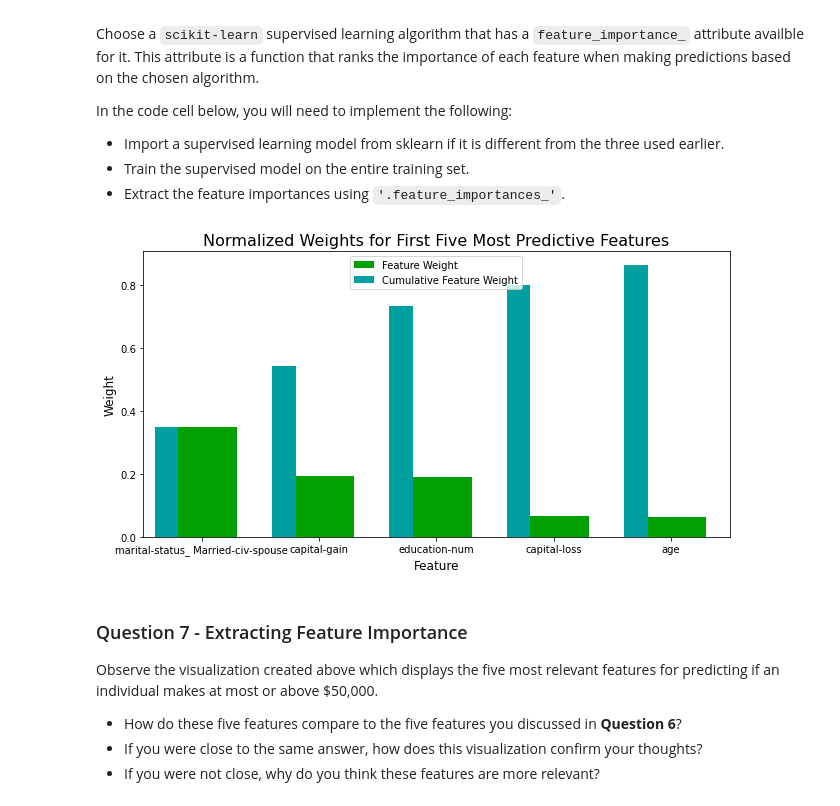
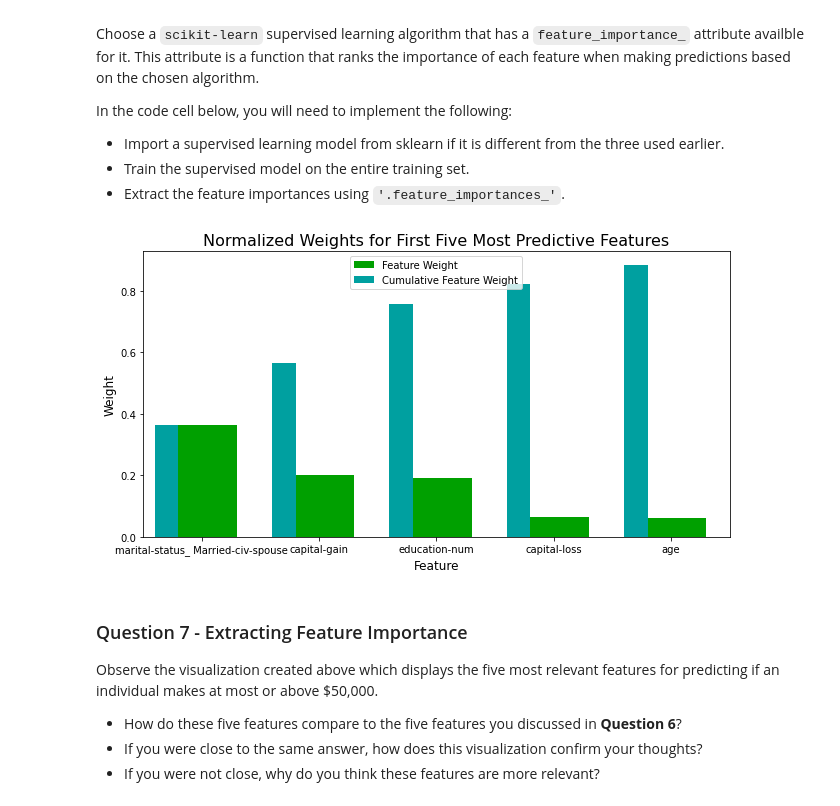
Before and after one commit to LordTejas/CharityML, a Jupyter notebook: finding_donors.ipynb, the cells around one changed output. Drawn from its saved outputs; the diff is of its cells as text; code cells hidden in the pictures.

```diff
--- a/finding_donors.ipynb
+++ b/finding_donors.ipynb
@@ -653,18 +646,18 @@ In the code cell below, you will need to implement the following:
 # %%
 # TODO: Import a supervised learning model that has 'feature_importances_'
 from sklearn.ensemble import GradientBoostingClassifier
 
 # TODO: Train the supervised model on the training set using .fit(X_train, y_train)
-model = GradientBoostingClassifier(learning_rate=0.1, n_estimators=200, max_depth=6, min_samples_leaf=4, random_state=8)
+model = GradientBoostingClassifier(learning_rate=0.1, n_estimators=200, max_depth=5, min_samples_leaf=10, random_state=0)
 model.fit(X_train, y_train)
 
 # TODO: Extract the feature importances using .feature_importances_
 importances = model.feature_importances_
 
 # Plot
 vs.feature_plot(importances, X_train, y_train)
 # %% [output]
-[figure, old version]
+[figure, new version]
 # %% [markdown]
 ### Question 7 - Extracting Feature Importance
 
```
Also changed, not shown: parts of 10 cells of this notebook, 2 other files.
